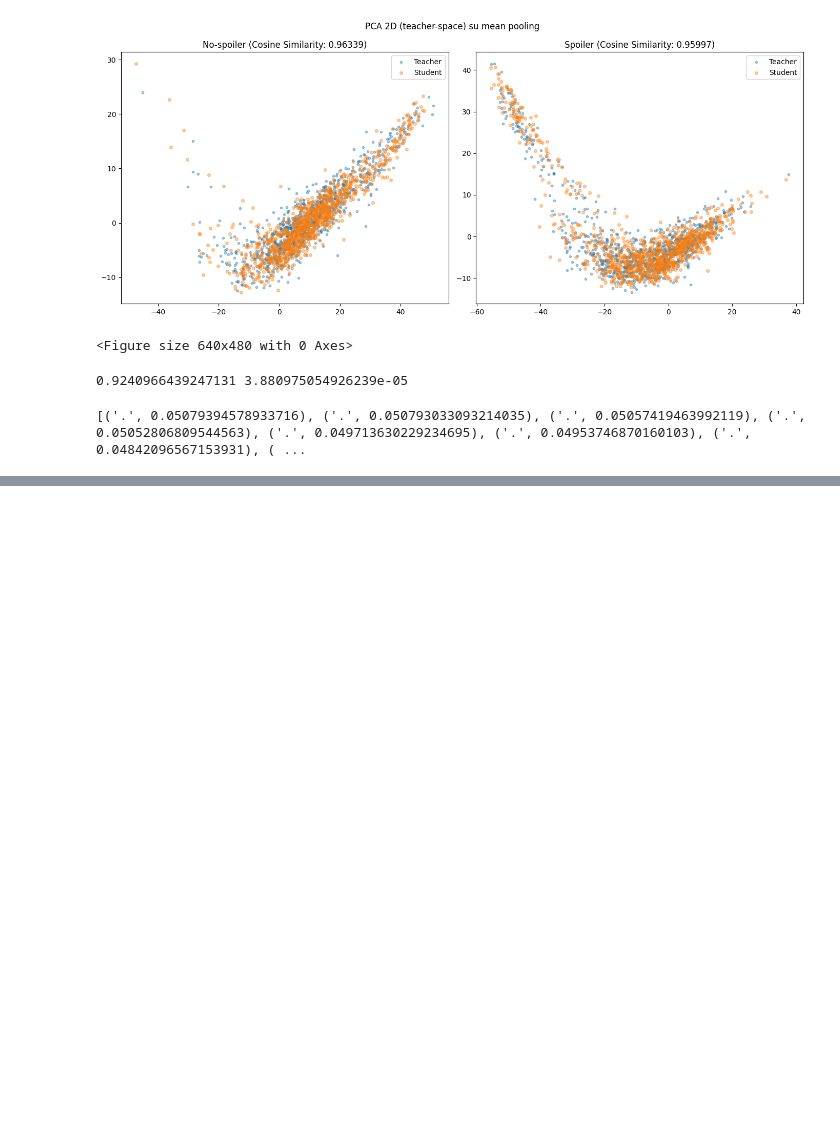
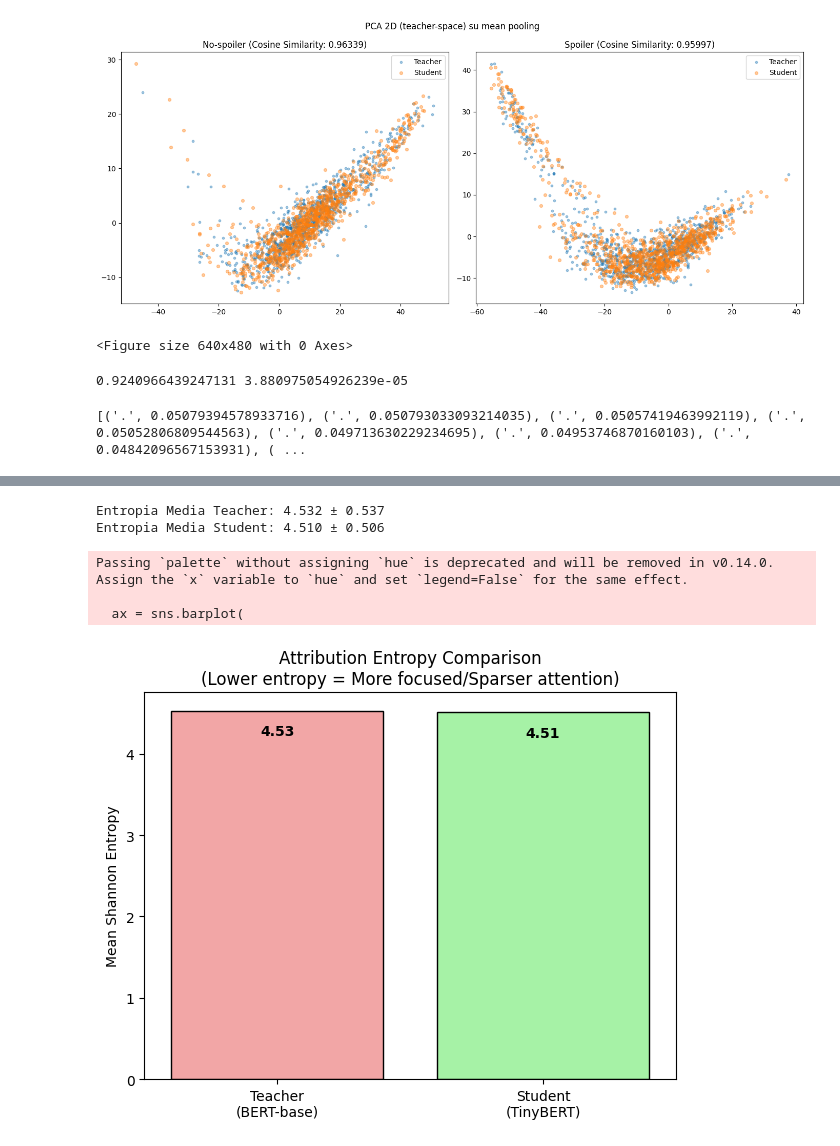
Before and after one commit to MarcoColan01/nlp.project-Colangelo-2526, a Jupyter notebook: notebooks/6_emb_attn_exploration.ipynb, the cells around one changed output, grey strips where cells are left out. Cells and saved outputs as stored; diff of their text form; code cells hidden in the pictures; blank space fills up the shorter version.

```diff
--- a/notebooks/6_emb_attn_exploration.ipynb
+++ b/notebooks/6_emb_attn_exploration.ipynb
@@ -359,0 +464,37 @@ Error:
+# %%
+# Usa il dataset test_balanced che hai già preparato nel notebook
+# Usa n_samples=500 o 1000 per calcolarlo in pochi secondi
+mean_ent_teacher, std_ent_teacher = get_mean_cls_entropy(teacher, test_balanced, device, n_samples=1000)
+mean_ent_student, std_ent_student = get_mean_cls_entropy(student_core, test_balanced, device, n_samples=1000)
+
+print(f"Entropia Media Teacher: {mean_ent_teacher:.3f} ± {std_ent_teacher:.3f}")
+print(f"Entropia Media Student: {mean_ent_student:.3f} ± {std_ent_student:.3f}")
+
+# Generazione del grafico (il tuo "Mic Drop" per la presentazione)
+plt.figure(figsize=(6, 5))
+ax = sns.barplot(
+    x=['Teacher\n(BERT-base)', 'Student\n(TinyBERT)'],
+    y=[mean_ent_teacher, mean_ent_student],
+    palette=['#FF9999', '#99FF99'],
+    edgecolor='black'
+)
+
+# Aggiungiamo il testo del valore esatto sulle barre per maggior chiarezza
+for p in ax.patches:
+    ax.annotate(f'{p.get_height():.2f}',
+                (p.get_x() + p.get_width() / 2., p.get_height()),
+                ha = 'center', va = 'center',
+                xytext = (0, -15), textcoords = 'offset points',
+                color='black', fontweight='bold')
+
+plt.title("Attribution Entropy Comparison\n(Lower entropy = More focused/Sparser attention)")
+plt.ylabel("Mean Shannon Entropy")
+plt.tight_layout()
+plt.show()
+# %% [output]
+Entropia Media Teacher: 4.532 ± 0.537
+Entropia Media Student: 4.510 ± 0.506
+Passing `palette` without assigning `hue` is deprecated and will be removed in v0.14.0. Assign the `x` variable to `hue` and set `legend=False` for the same effect.
+
+  ax = sns.barplot(
+[figure, added]
```
Also changed, not shown: parts of 4 cells of this notebook, 4 other files.
